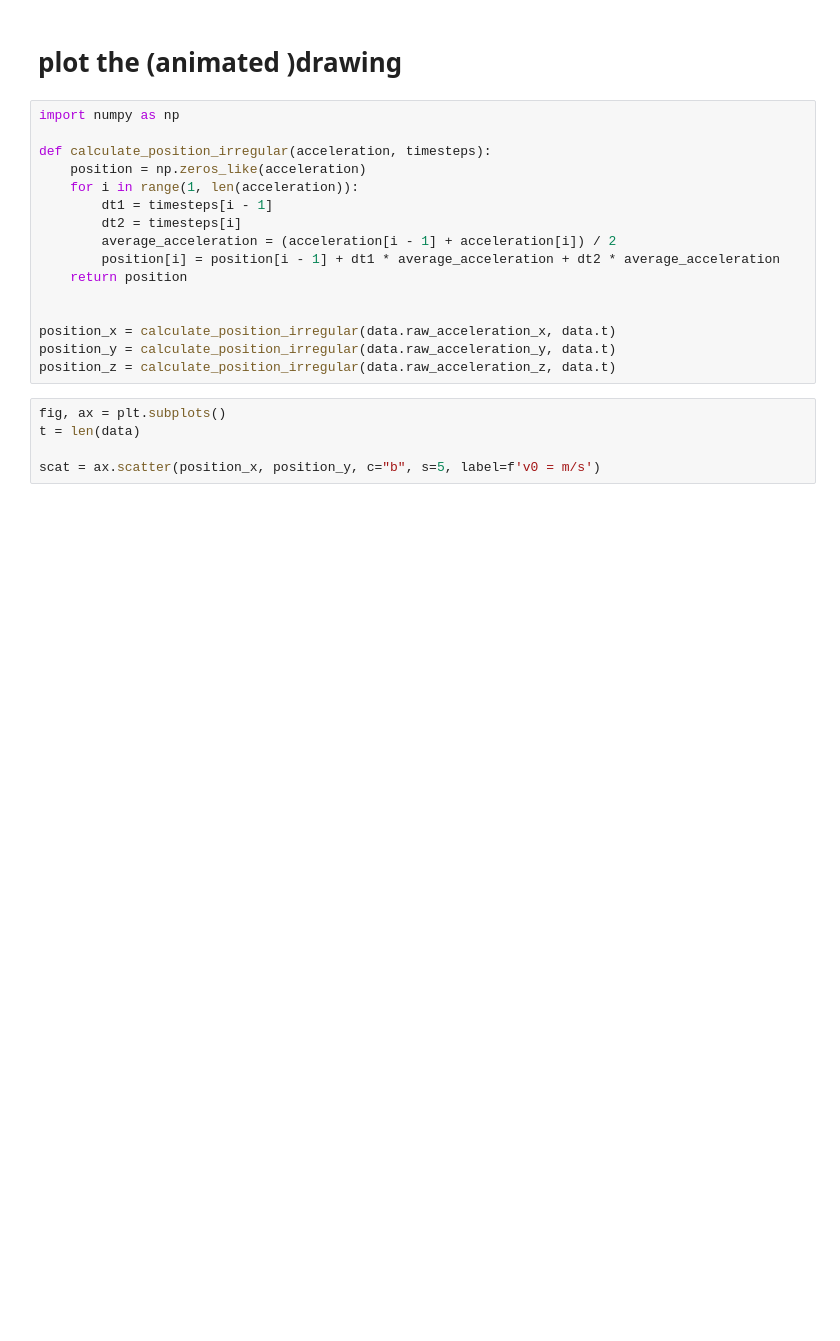
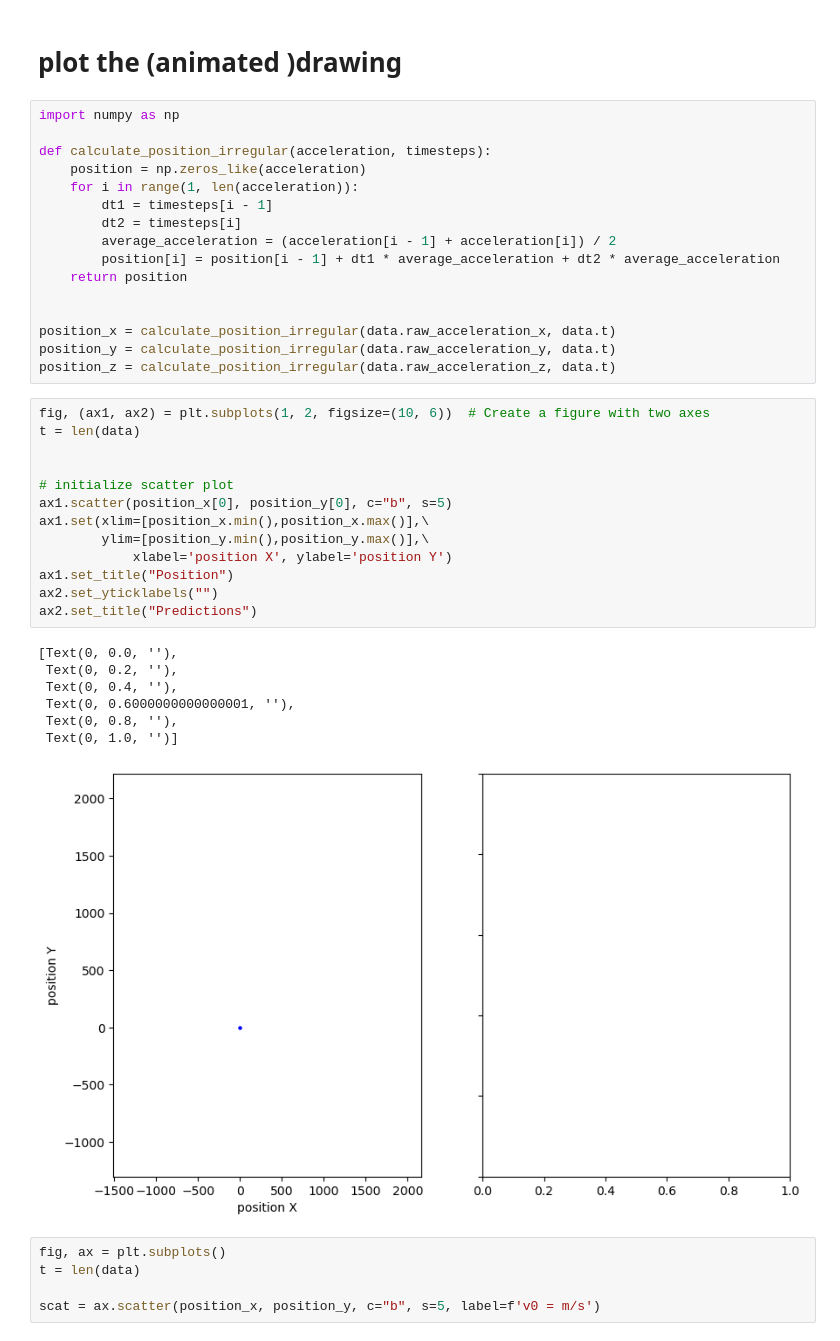
Before and after one commit to RCaz33/Time-series_Multiclass-classification_Reservoir-computing-INRIA, a Jupyter notebook: app/debug_app.ipynb, the cells around one changed output. Saved outputs shown, nothing was run; the diff lists cells and outputs as text; blank space fills up the shorter version.

```diff
--- a/app/debug_app.ipynb
+++ b/app/debug_app.ipynb
@@ -142,6 +165,27 @@ def calculate_position_irregular(acceleration, timesteps):
 position_x = calculate_position_irregular(data.raw_acceleration_x, data.t)
 position_y = calculate_position_irregular(data.raw_acceleration_y, data.t)
 position_z = calculate_position_irregular(data.raw_acceleration_z, data.t)
+# %%
+fig, (ax1, ax2) = plt.subplots(1, 2, figsize=(10, 6))  # Create a figure with two axes
+t = len(data)
+
+
+# initialize scatter plot
+ax1.scatter(position_x[0], position_y[0], c="b", s=5)
+ax1.set(xlim=[position_x.min(),position_x.max()],\
+        ylim=[position_y.min(),position_y.max()],\
+            xlabel='position X', ylabel='position Y')
+ax1.set_title("Position")
+ax2.set_yticklabels("")
+ax2.set_title("Predictions")
+# %% [output]
+[Text(0, 0.0, ''),
+ Text(0, 0.2, ''),
+ Text(0, 0.4, ''),
+ Text(0, 0.6000000000000001, ''),
+ Text(0, 0.8, ''),
+ Text(0, 1.0, '')]
+[figure, added]
 # %%
 fig, ax = plt.subplots()
 t = len(data)
```
Also changed, not shown: parts of 2 cells of this notebook, 3 other files.
